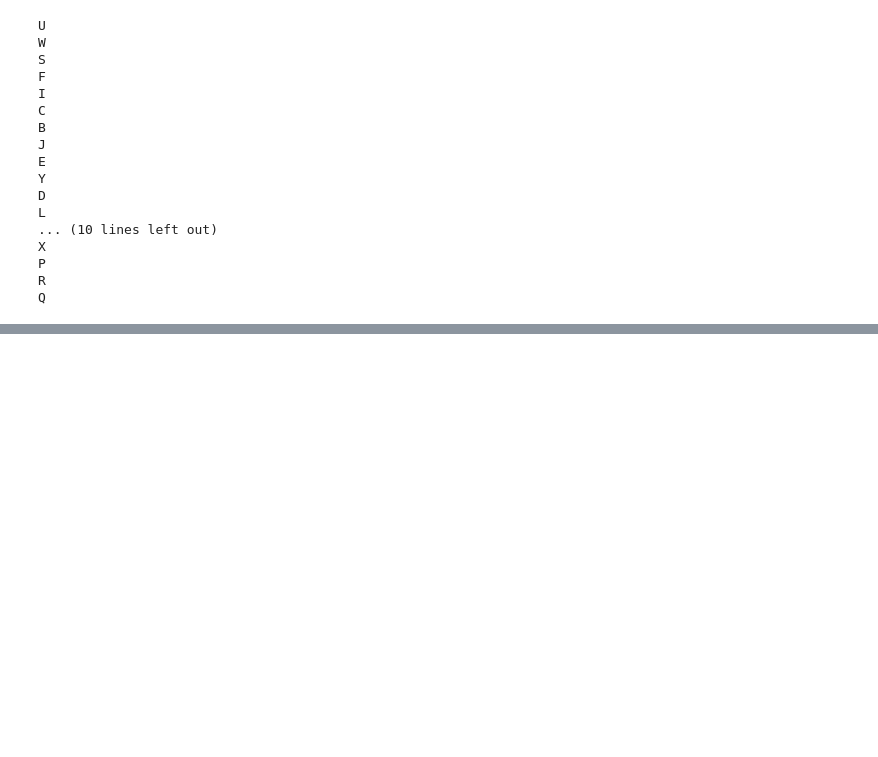
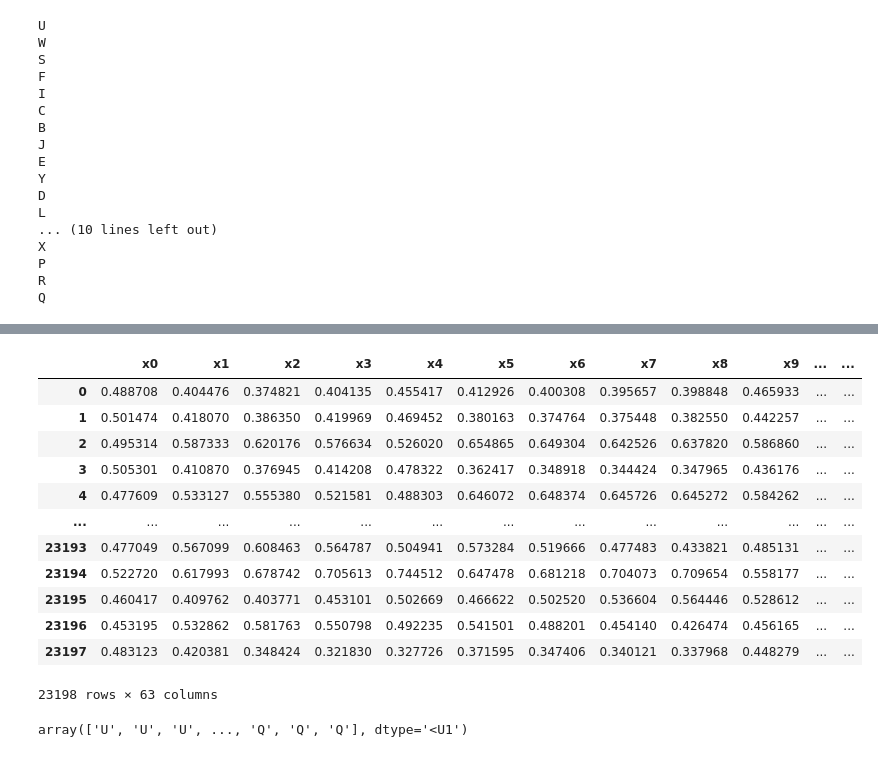
Before and after one commit to LuisEduardoF/ASL-OpenCV, a Jupyter notebook: datahandler.ipynb, the cells around one changed output, grey strips where cells are left out. Drawn from its saved outputs; the diff is of its cells as text; code cells hidden in the pictures; blank space fills up the shorter version.

```diff
--- a/datahandler.ipynb
+++ b/datahandler.ipynb
@@ -120,0 +165,26 @@ np.save("y_test", np.array(y_test))
+# %%
+X_test = np.load("X_test.npy", allow_pickle=True)
+X_test = [sample.flatten() for sample in X_test]
+for i in range(len(X_test)):
+    row = {}
+    for j in range(len(X_test[i])):
+        row[f"x{j}"] = X_test[i][j].x
+        row[f"y{j}"] = X_test[i][j].y
+        row[f"z{j}"] = X_test[i][j].z
+    df.loc[len(df)] = row
+# %%
+df
+# %% [output]
+|  | x0 | x1 | x2 | x3 | x4 | x5 | x6 | x7 | x8 | x9 | ... | ... |
+| 0 | 0.488708 | 0.404476 | 0.374821 | 0.404135 | 0.455417 | 0.412926 | 0.400308 | 0.395657 | 0.398848 | 0.465933 | ... | ... |
+| 1 | 0.501474 | 0.418070 | 0.386350 | 0.419969 | 0.469452 | 0.380163 | 0.374764 | 0.375448 | 0.382550 | 0.442257 | ... | ... |
+| 2 | 0.495314 | 0.587333 | 0.620176 | 0.576634 | 0.526020 | 0.654865 | 0.649304 | 0.642526 | 0.637820 | 0.586860 | ... | ... |
+| 3 | 0.505301 | 0.410870 | 0.376945 | 0.414208 | 0.478322 | 0.362417 | 0.348918 | 0.344424 | 0.347965 | 0.436176 | ... | ... |
+| 4 | 0.477609 | 0.533127 | 0.555380 | 0.521581 | 0.488303 | 0.646072 | 0.648374 | 0.645726 | 0.645272 | 0.584262 | ... | ... |
+| ... | ... | ... | ... | ... | ... | ... | ... | ... | ... | ... | ... | ... |
+| 23193 | 0.477049 | 0.567099 | 0.608463 | 0.564787 | 0.504941 | 0.573284 | 0.519666 | 0.477483 | 0.433821 | 0.485131 | ... | ... |
+| 23194 | 0.522720 | 0.617993 | 0.678742 | 0.705613 | 0.744512 | 0.647478 | 0.681218 | 0.704073 | 0.709654 | 0.558177 | ... | ... |
+| 23195 | 0.460417 | 0.409762 | 0.403771 | 0.453101 | 0.502669 | 0.466622 | 0.502520 | 0.536604 | 0.564446 | 0.528612 | ... | ... |
+| 23196 | 0.453195 | 0.532862 | 0.581763 | 0.550798 | 0.492235 | 0.541501 | 0.488201 | 0.454140 | 0.426474 | 0.456165 | ... | ... |
+| 23197 | 0.483123 | 0.420381 | 0.348424 | 0.321830 | 0.327726 | 0.371595 | 0.347406 | 0.340121 | 0.337968 | 0.448279 | ... | ... |
+23198 rows × 63 columns
@@ -120,0 +193,7 @@ np.save("y_test", np.array(y_test))
+# %%
+y_train = np.load("y_train.npy", allow_pickle=True)
+y_test = np.load("y_test.npy", allow_pickle=True)
+y = np.append(y_train, y_test, axis=0)
+y
+# %% [output]
+array(['U', 'U', 'U', ..., 'Q', 'Q', 'Q'], dtype='<U1')
```
Also changed, not shown: parts of 10 cells of this notebook, 1 other file.
